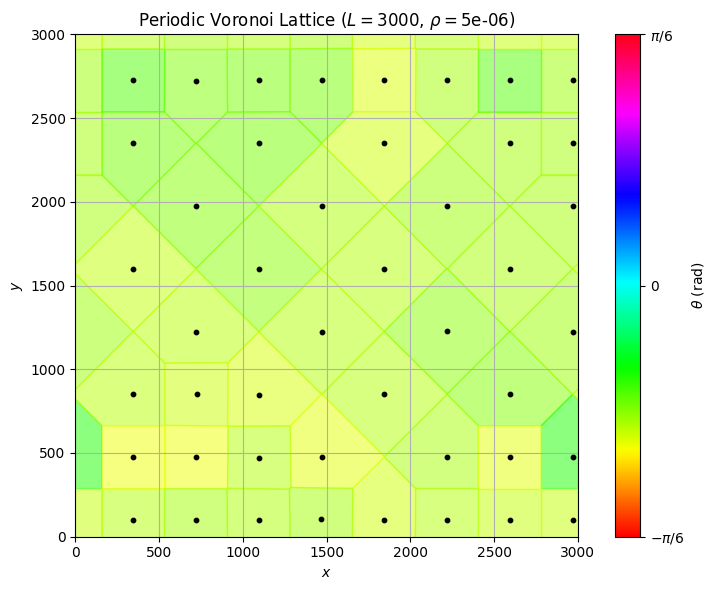
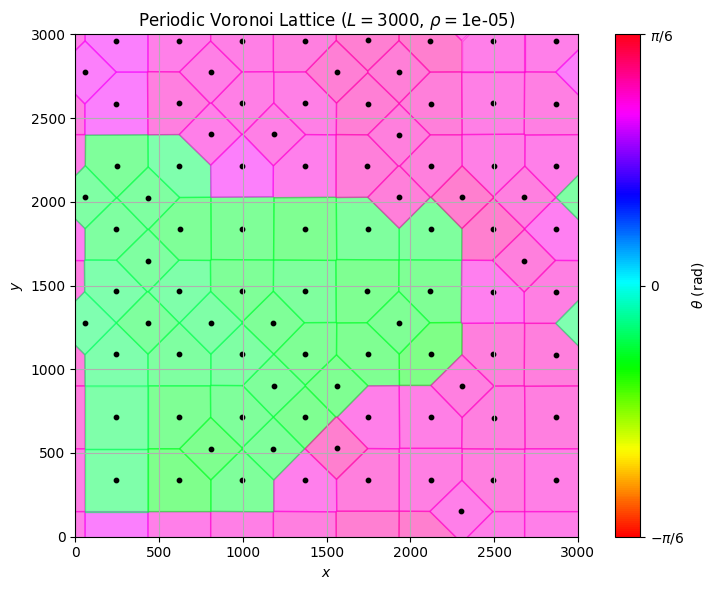
The change to this notebook cell's code, shown as a diff; its figure went from the first image to the second:
--- before
+++ after
@@ -1,5 +1,5 @@
-T = 80
+T = 40
 L = 3000
-rho = 0.000005
+rho = 0.00001
 alpha = 2.36
 beta_RS = -0.12
@@ -8,10 +8,13 @@
 vor = Voronoi.PeriodicVoronoi(L, rho)
 
-thetas, _ = MonteCarlo.monte_carlo(vor.theta, vor.adj_i, vor.adj_j, vor.adj_length, 1/T, epsilon, rho, alpha, beta_RS, 100_000)
+thetas, energy = MonteCarlo.monte_carlo(vor.theta, vor.adj_i, vor.adj_j, vor.adj_length, 1/T, epsilon, rho, alpha, beta_RS, 200_000)
 vor.theta = thetas
 vor.plot()
 plt.show()
 
-graphene = Graphene.GrapheneCrystal(vor, a=1.42)
+plt.plot(energy)
+plt.show()
+
+# graphene = Graphene.GrapheneCrystal(vor, a=1.42)
 # graphene.plot_atoms()
 # plt.show()

Commit: Simulation, data analyses, multi-threading